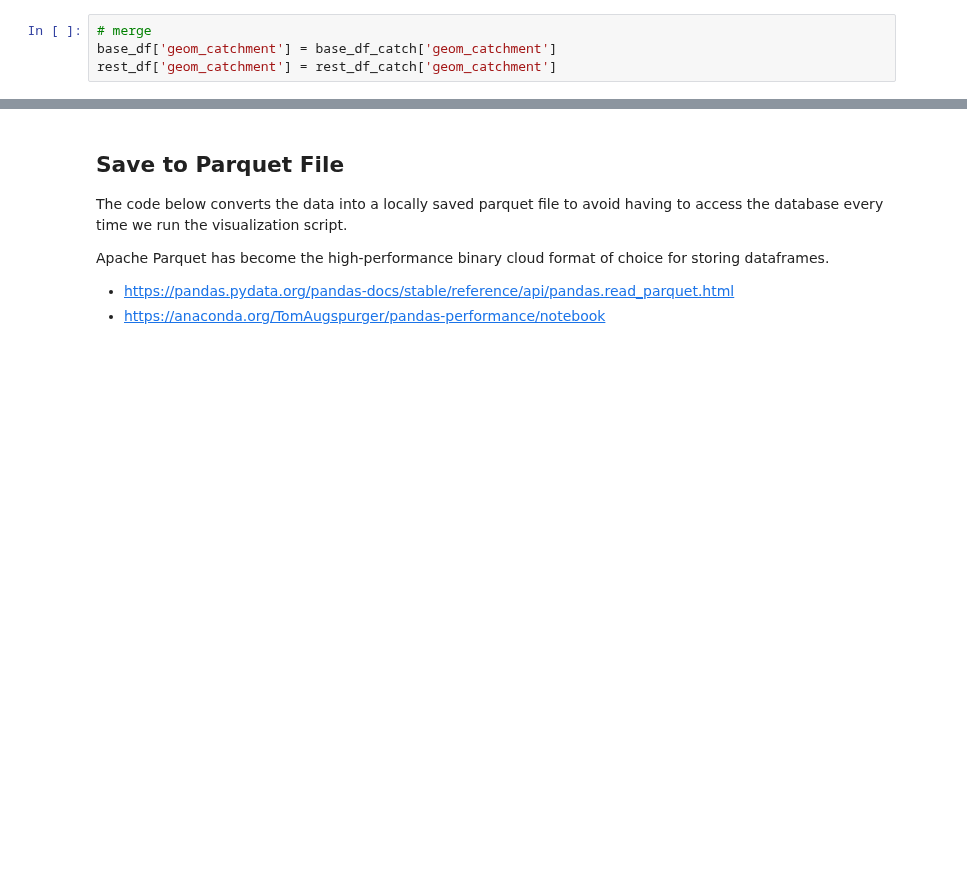
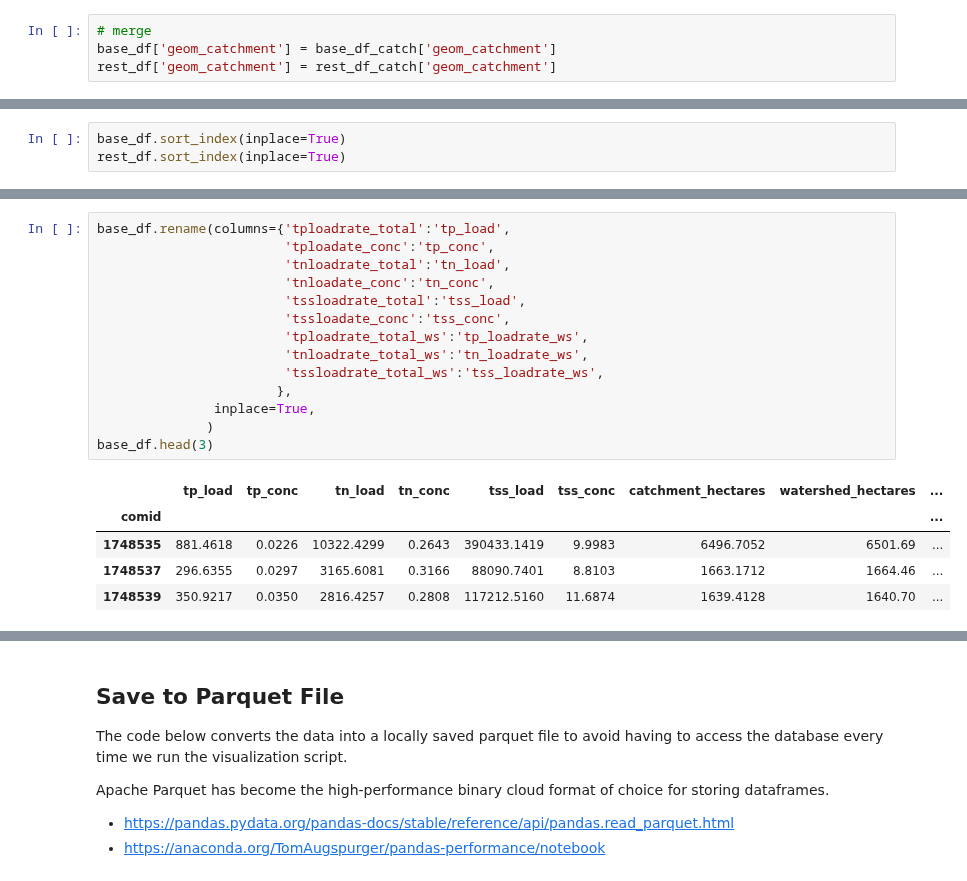
Before and after one commit to TheAcademyofNaturalSciences/WikiSRATMicroService, a Jupyter notebook: WikiSRAT_Demo.ipynb, the cells around one changed output, grey strips where cells are left out. Saved outputs shown, nothing was run; the diff lists cells and outputs as text; blank space fills up the shorter version.

```diff
--- a/WikiSRAT_Demo.ipynb
+++ b/WikiSRAT_Demo.ipynb
@@ -583 +547,4 @@ rest_df['geom_catchment'] = rest_df_catch['geom_catchment']
+# %%
+base_df.sort_index(inplace=True)
+rest_df.sort_index(inplace=True)
 # %%
@@ -603,0 +579,20 @@ base_df.attrs
+# %%
+base_df.rename(columns={'tploadrate_total':'tp_load',
+                        'tploadate_conc':'tp_conc',
+                        'tnloadrate_total':'tn_load',
+                        'tnloadate_conc':'tn_conc',
+                        'tssloadrate_total':'tss_load',
+                        'tssloadate_conc':'tss_conc',
+                        'tploadrate_total_ws':'tp_loadrate_ws',
+                        'tnloadrate_total_ws':'tn_loadrate_ws',
+                        'tssloadrate_total_ws':'tss_loadrate_ws',
+                       },
+               inplace=True,
+              )
+base_df.head(3)
+# %% [output]
+|  | tp_load | tp_conc | tn_load | tn_conc | tss_load | tss_conc | catchment_hectares | watershed_hectares | ... |
+| comid |  |  |  |  |  |  |  |  | ... |
+| 1748535 | 881.4618 | 0.0226 | 10322.4299 | 0.2643 | 390433.1419 | 9.9983 | 6496.7052 | 6501.69 | ... |
+| 1748537 | 296.6355 | 0.0297 | 3165.6081 | 0.3166 | 88090.7401 | 8.8103 | 1663.1712 | 1664.46 | ... |
+| 1748539 | 350.9217 | 0.0350 | 2816.4257 | 0.2808 | 117212.5160 | 11.6874 | 1639.4128 | 1640.70 | ... |
```
Also changed, not shown: parts of 35 cells of this notebook, 4 other files.
